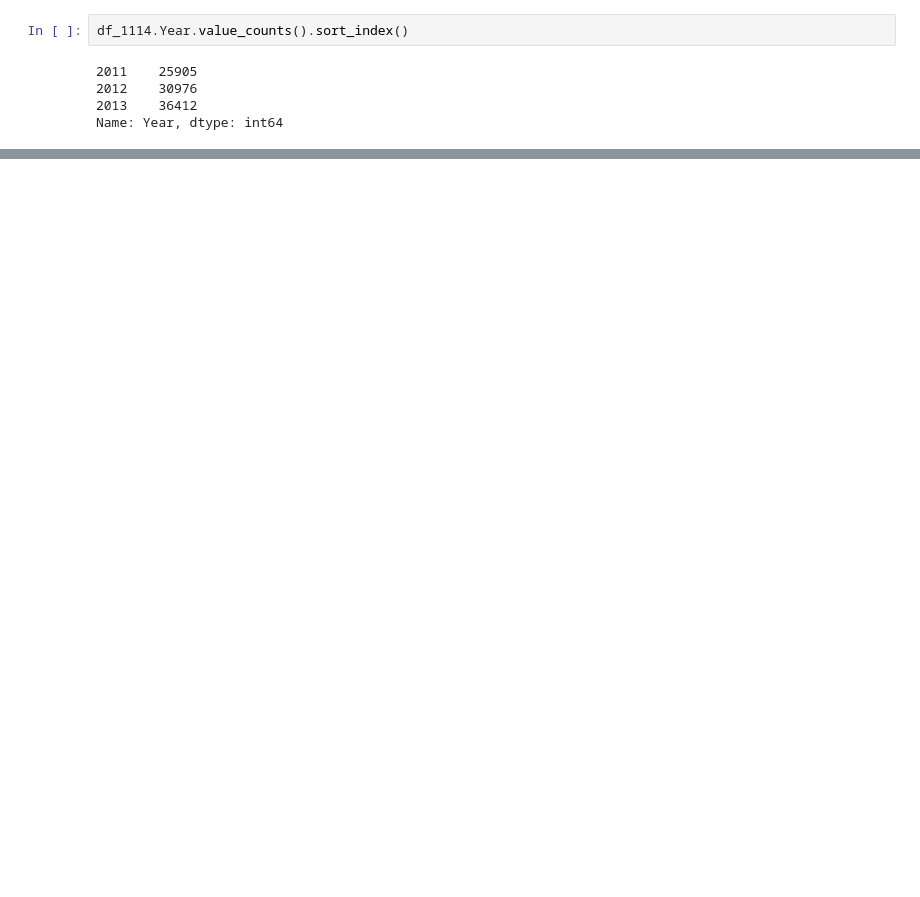
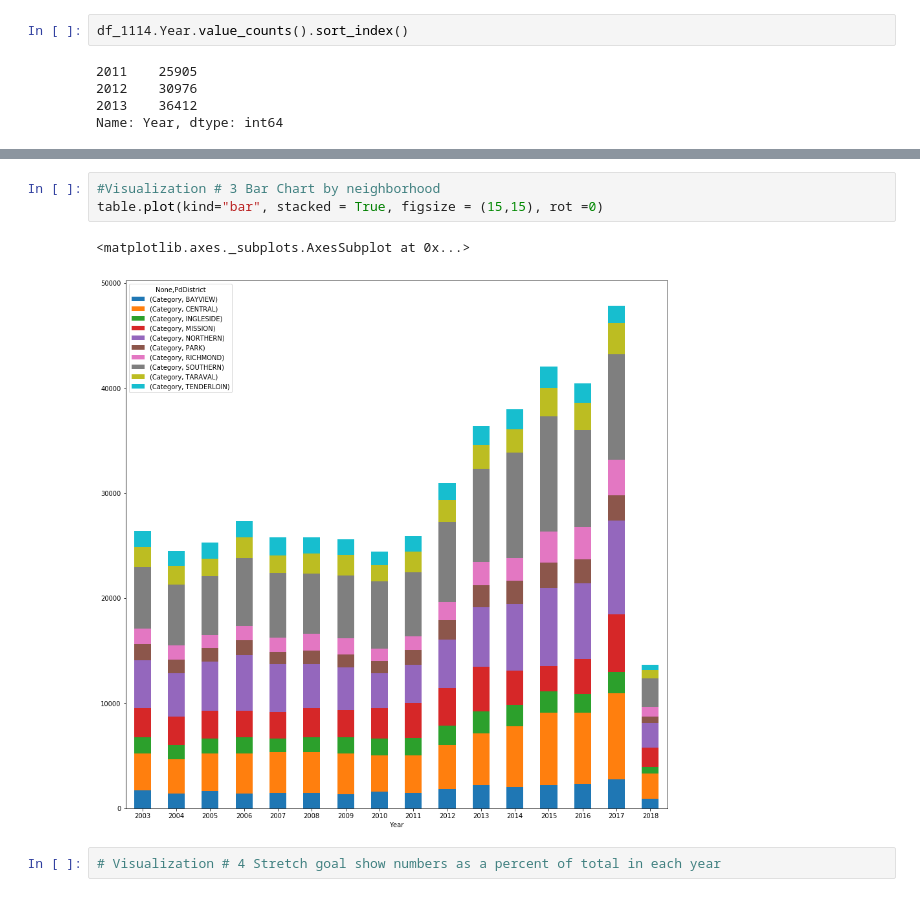
Before and after one commit to aartimathur/ucbproject1, a Jupyter notebook: latest 3-28.ipynb, the cells around one changed output, grey strips where cells are left out. Saved outputs shown, nothing was run; the diff lists cells and outputs as text; blank space fills up the shorter version.

```diff
--- a/latest 3-28.ipynb
+++ b/latest 3-28.ipynb
@@ -272,0 +173,8 @@ Name: Descript, Length: 480448, dtype: object
+# %%
+#Visualization # 3 Bar Chart by neighborhood
+table.plot(kind="bar", stacked = True, figsize = (15,15), rot =0)
+# %% [output]
+<matplotlib.axes._subplots.AxesSubplot at 0x...>
+[figure, added]
+# %%
+# Visualization # 4 Stretch goal show numbers as a percent of total in each year
```
Also changed, not shown: parts of 32 cells of this notebook.
